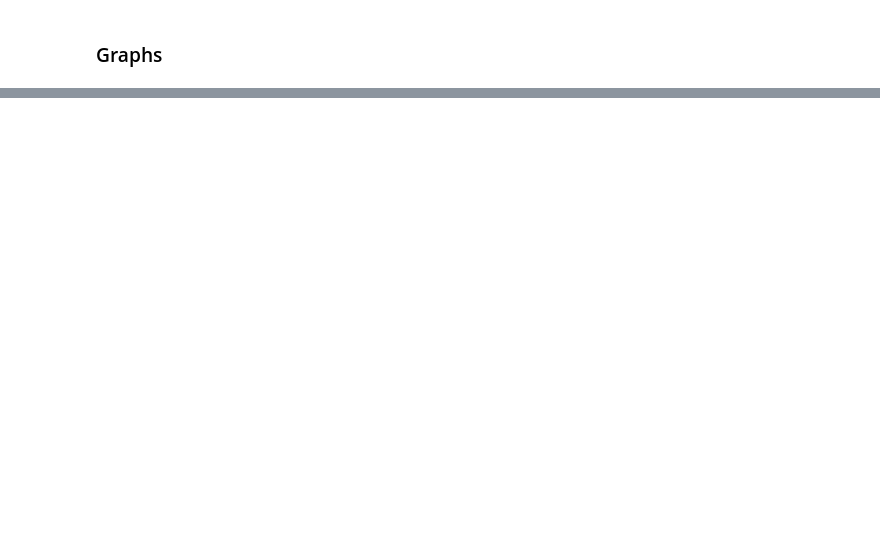
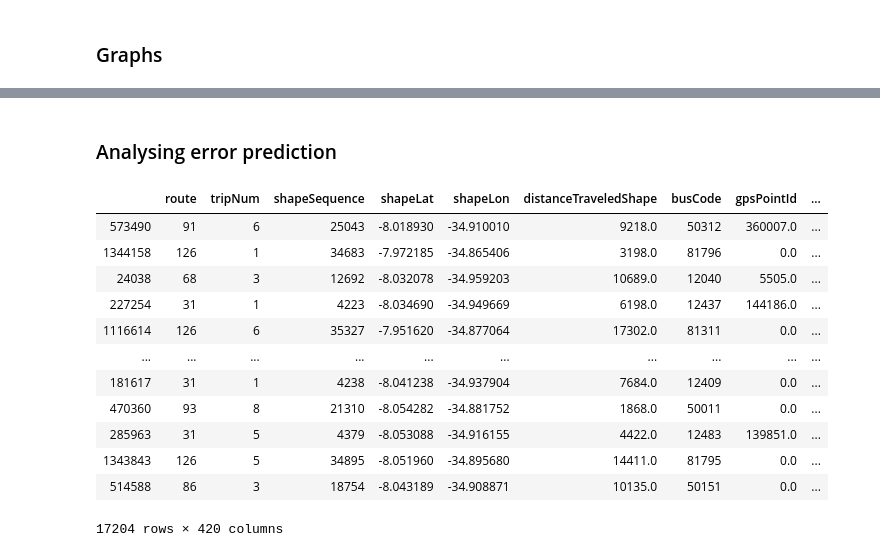
Before and after one commit to veruskasantos/INESProject, a Jupyter notebook: workspace/Model Prediction/Testing models/Random Forest/RandomForest.ipynb, the cells around one changed output, grey strips where cells are left out. Drawn from its saved outputs; the diff is of its cells as text; code cells hidden in the pictures; blank space fills up the shorter version.

```diff
--- a/workspace/Model Prediction/Testing models/Random Forest/RandomForest.ipynb
+++ b/workspace/Model Prediction/Testing models/Random Forest/RandomForest.ipynb
@@ -321,0 +346,2 @@ NameError: name 'num_features' is not defined
+# %% [markdown]
+### Analysing error prediction
@@ -321,0 +352,16 @@ NameError: name 'num_features' is not defined
+# %%
+wrong_preds
+# %% [output]
+|  | route | tripNum | shapeSequence | shapeLat | shapeLon | distanceTraveledShape | busCode | gpsPointId | ... |
+| 573490 | 91 | 6 | 25043 | -8.018930 | -34.910010 | 9218.0 | 50312 | 360007.0 | ... |
+| 1344158 | 126 | 1 | 34683 | -7.972185 | -34.865406 | 3198.0 | 81796 | 0.0 | ... |
+| 24038 | 68 | 3 | 12692 | -8.032078 | -34.959203 | 10689.0 | 12040 | 5505.0 | ... |
+| 227254 | 31 | 1 | 4223 | -8.034690 | -34.949669 | 6198.0 | 12437 | 144186.0 | ... |
+| 1116614 | 126 | 6 | 35327 | -7.951620 | -34.877064 | 17302.0 | 81311 | 0.0 | ... |
+| ... | ... | ... | ... | ... | ... | ... | ... | ... | ... |
+| 181617 | 31 | 1 | 4238 | -8.041238 | -34.937904 | 7684.0 | 12409 | 0.0 | ... |
+| 470360 | 93 | 8 | 21310 | -8.054282 | -34.881752 | 1868.0 | 50011 | 0.0 | ... |
+| 285963 | 31 | 5 | 4379 | -8.053088 | -34.916155 | 4422.0 | 12483 | 139851.0 | ... |
+| 1343843 | 126 | 5 | 34895 | -8.051960 | -34.895680 | 14411.0 | 81795 | 0.0 | ... |
+| 514588 | 86 | 3 | 18754 | -8.043189 | -34.908871 | 10135.0 | 50151 | 0.0 | ... |
+17204 rows × 420 columns
```
Also changed, not shown: parts of 25 cells of this notebook, 1 other file.
